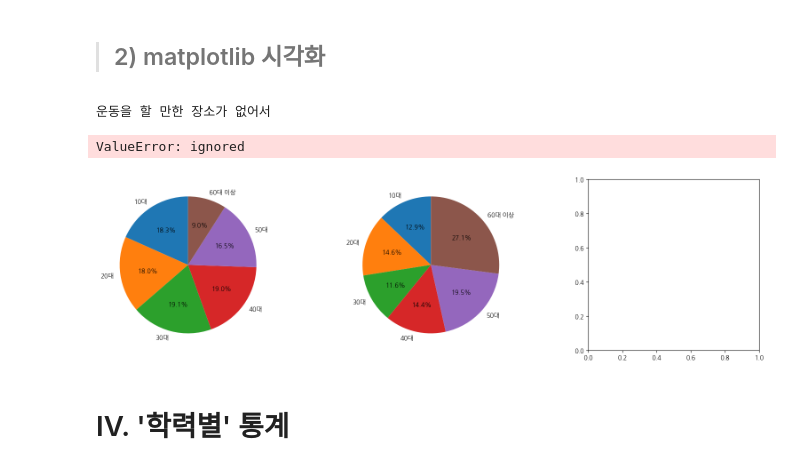
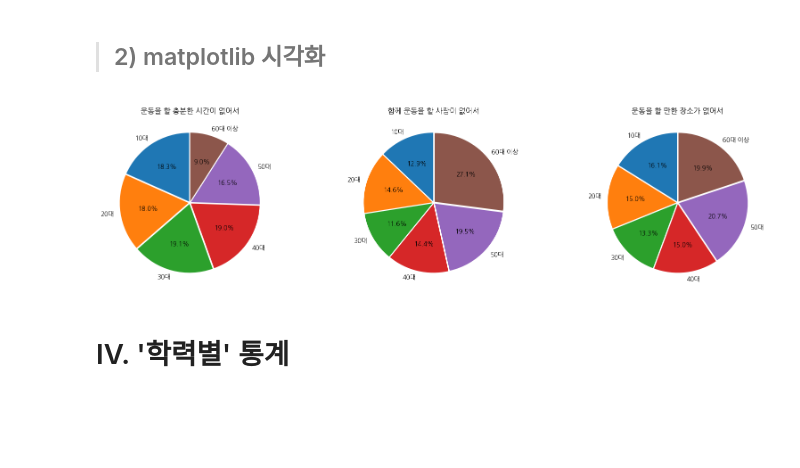
Before and after one commit to Imshyeon/2023_AI_BACKEND_AI, a Jupyter notebook: 실습과제_001_notExercise_강수현.ipynb, the cells around one changed output. Cells and saved outputs as stored; diff of their text form; code cells hidden in the pictures; blank space fills up the shorter version.

```diff
--- a/실습과제_001_notExercise_강수현.ipynb
+++ b/실습과제_001_notExercise_강수현.ipynb
@@ -269,31 +273,30 @@ DF2
 # %%
 # import matplotlib.pyplot as plt
 fig, ax = plt.subplots(nrows = 1, ncols = 3, figsize = (20,5))
 
-print(DF2.columns[2])
+values_1=DF2['운동을 할 충분한 시간이 없어서'].values
+labels_1=list(DF2['운동을 할 충분한 시간이 없어서'].index)
+ax[0].pie(values_1,labels = labels_1,autopct = '%.1f%%', startangle = 90,
+          explode = [0.02, 0.02, 0.02, 0.02, 0.02, 0.02])
 
-values_1=DF2['운동을 할 충분한 시간이 없어서'].value_counts().index
-labels_1=DF2['운동을 할 충분한 시간이 없어서'].index
-ax[0].pie(values_1,labels = labels_1,autopct = '%.1f%%', startangle = 90,)
+values_2=DF2['함께 운동을 할 사람이 없어서'].values
+labels_2=list(DF2['함께 운동을 할 사람이 없어서'].index)
+ax[1].pie(values_2, labels = labels_2, autopct = '%.1f%%', startangle = 90,
+          explode = [0.02, 0.02, 0.02, 0.02, 0.02, 0.02])
 
-values_2=DF2['함께 운동을 할 사람이 없어서'].value_counts().index
-labels_2=DF2['함께 운동을 할 사람이 없어서'].index
-ax[1].pie(values_2, labels = labels_2, autopct = '%.1f%%', startangle = 90,)
-
-values_3=DF2['운동을 할 만한 장소가 없어서'].value_counts().index
-labels_3=DF2['운동을 할 만한 장소가 없어서'].index
-ax[2].pie(values_3, labels = labels_3, autopct = '%.1f%%', startangle = 90,)
+values_3=DF2['운동을 할 만한 장소가 없어서'].values
+labels_3=list(DF2['운동을 할 만한 장소가 없어서'].index)
+ax[2].pie(values_3, labels = labels_3, autopct = '%.1f%%', startangle = 90,
+          explode = [0.02, 0.02, 0.02, 0.02, 0.02, 0.02])
 
 
 ax[0].set_title('운동을 할 충분한 시간이 없어서')
 ax[1].set_title('함께 운동을 할 사람이 없어서')
 ax[2].set_title('운동을 할 만한 장소가 없어서')
 
 plt.show()
 # %% [output]
-운동을 할 만한 장소가 없어서
-ValueError: ignored
-[figure, old version]
+[figure, new version]
 # %% [markdown]
 # IV. '학력별' 통계
 # %% [markdown]
```
Also changed, not shown: parts of 2 cells of this notebook.
